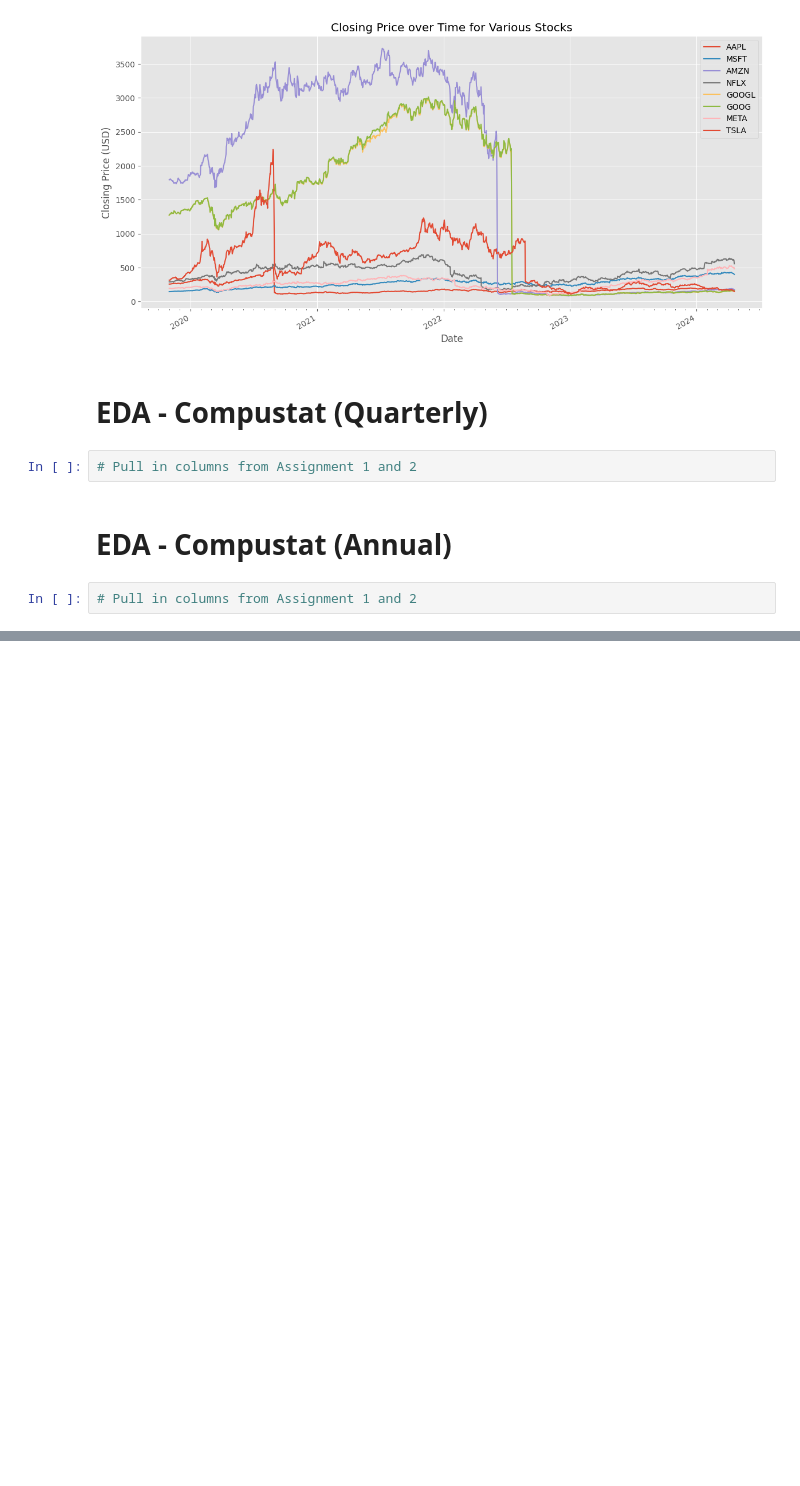
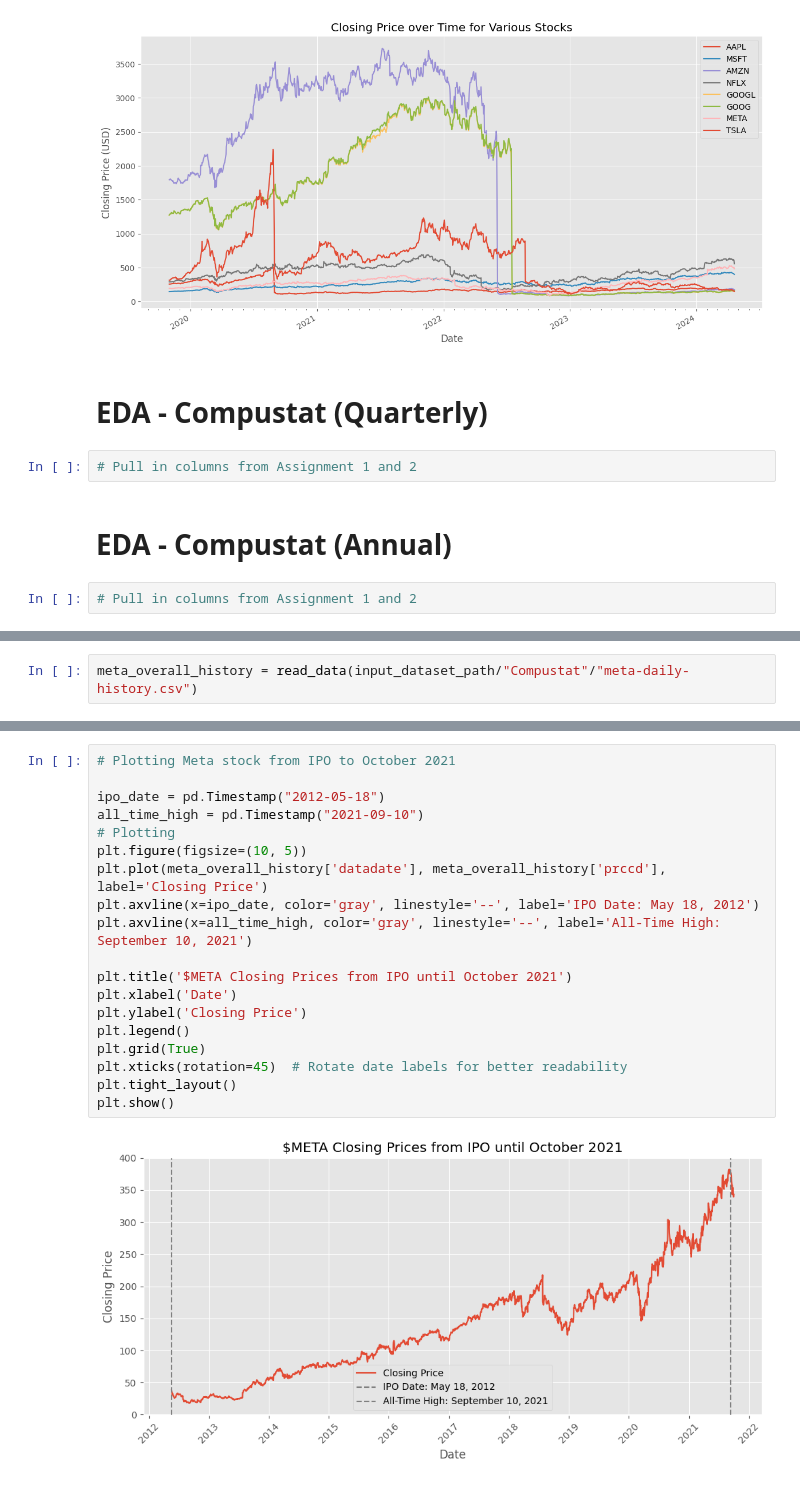
Before and after one commit to inveniam-viam/layoffs-impact, a Jupyter notebook: Analysis.ipynb, the cells around one changed output, grey strips where cells are left out. Saved outputs shown, nothing was run; the diff lists cells and outputs as text; blank space fills up the shorter version.

```diff
--- a/Analysis.ipynb
+++ b/Analysis.ipynb
@@ -390,0 +491,2 @@ plt.show()
+# %%
+meta_overall_history = read_data(input_dataset_path/"Compustat"/"meta-daily-history.csv")
@@ -390,0 +502,21 @@ plt.show()
+# %%
+# Plotting Meta stock from IPO to October 2021
+
+ipo_date = pd.Timestamp("2012-05-18")
+all_time_high = pd.Timestamp("2021-09-10")
+# Plotting
+plt.figure(figsize=(10, 5))
+plt.plot(meta_overall_history['datadate'], meta_overall_history['prccd'], label='Closing Price')
+plt.axvline(x=ipo_date, color='gray', linestyle='--', label='IPO Date: May 18, 2012')
+plt.axvline(x=all_time_high, color='gray', linestyle='--', label='All-Time High: September 10, 2021')
+
+plt.title('$META Closing Prices from IPO until October 2021')
+plt.xlabel('Date')
+plt.ylabel('Closing Price')
+plt.legend()
+plt.grid(True)
+plt.xticks(rotation=45)  # Rotate date labels for better readability
+plt.tight_layout()
+plt.show()
+# %% [output]
+[figure, added]
```
Also changed, not shown: parts of 14 cells of this notebook, 10 other files.
